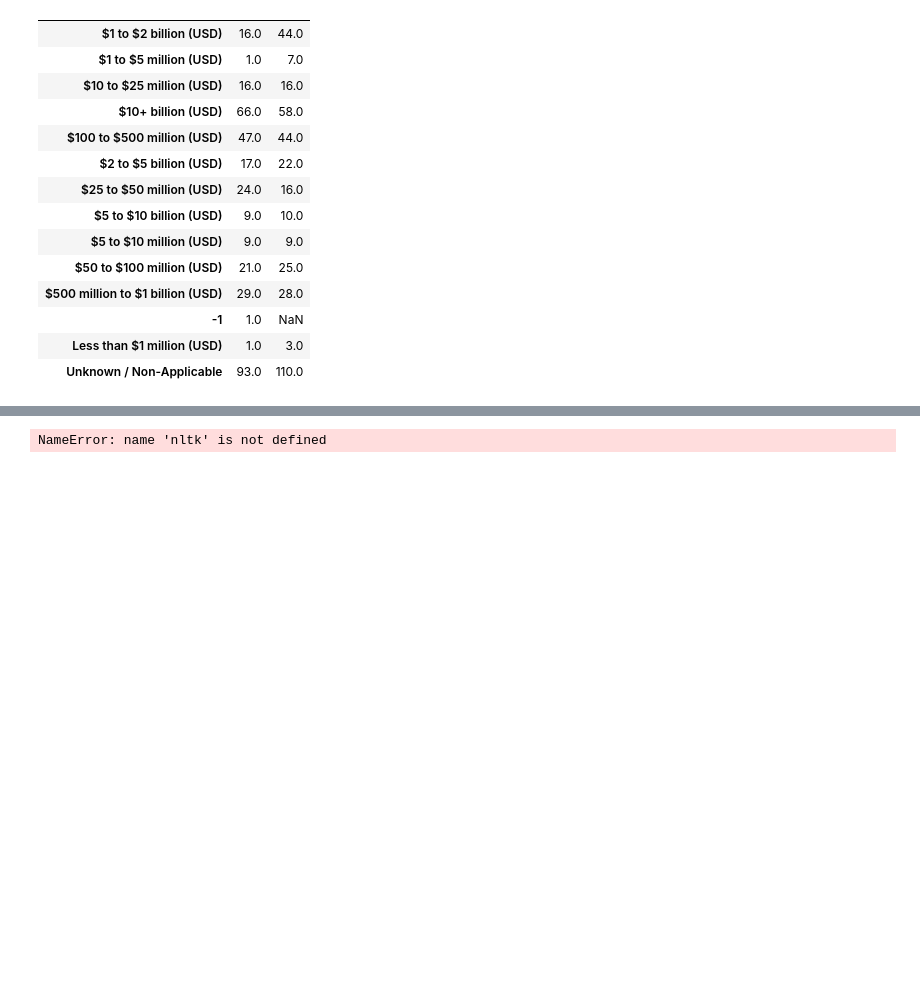
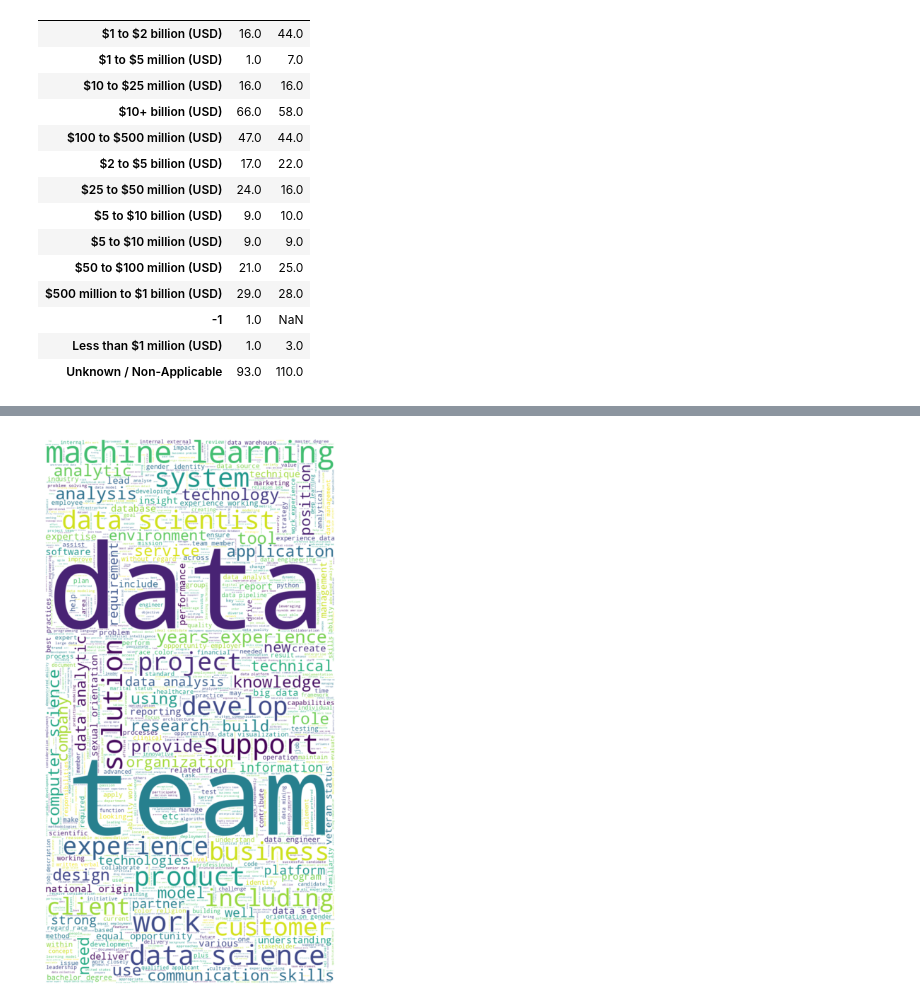
Before and after one commit to DerMortos/ds_salary_proj, a Jupyter notebook: data_eda.ipynb, the cells around one changed output, grey strips where cells are left out. Cells and saved outputs as stored; diff of their text form; code cells hidden in the pictures; blank space fills up the shorter version.

```diff
--- a/data_eda.ipynb
+++ b/data_eda.ipynb
@@ -452,34 +439,37 @@ pd.pivot_table(df_pivots, index = 'Revenue', columns = 'python_yn', values = 'av
 # %%
 # word cloud
 
+#nltk library had additional modules that needed to be manually downloaded via CLI
+#python -m nltk.downloader stopwords
+#python -m nltk.downloader punkt
+
 from wordcloud import WordCloud, ImageColorGenerator, STOPWORDS
-nltk.download('stopwords')
 from nltk.corpus import stopwords
 from nltk.tokenize import word_tokenize
 
 words = " ".join(df['Job Description'])
 
 def punctuation_stop(text):
     """remove punctuation and stop words"""
     filtered = []
     stop_words = set(stopwords.words('english'))
     word_tokens = word_tokenize(text)
     for w in word_tokens:
         if w not in stop_words and w.isalpha():
             filtered.append(w.lower())
     return filtered
 
 
 words_filtered = punctuation_stop(words)
 
 text = " ".join([ele for ele in words_filtered])
 
 wc= WordCloud(background_color="white", random_state=1,stopwords=STOPWORDS, max_words = 2000, width =800, height = 1500)
 wc.generate(text)
 
 plt.figure(figsize=[10,10])
 plt.imshow(wc, interpolation="bilinear")
 plt.axis('off')
 plt.show()
 # %% [output]
-NameError: name 'nltk' is not defined
+[figure, added]
```
Also changed, not shown: parts of 7 cells of this notebook, 3 other files.
